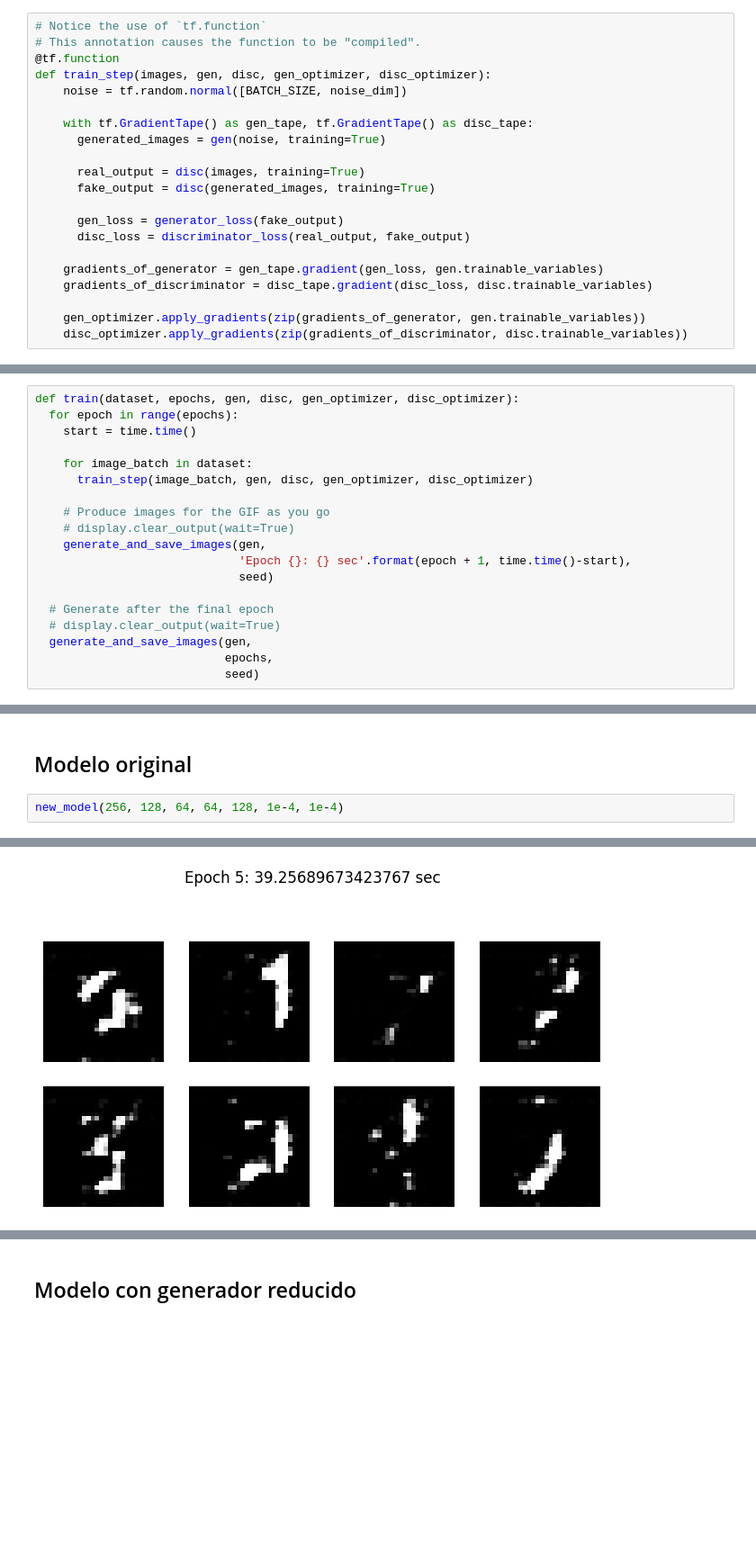
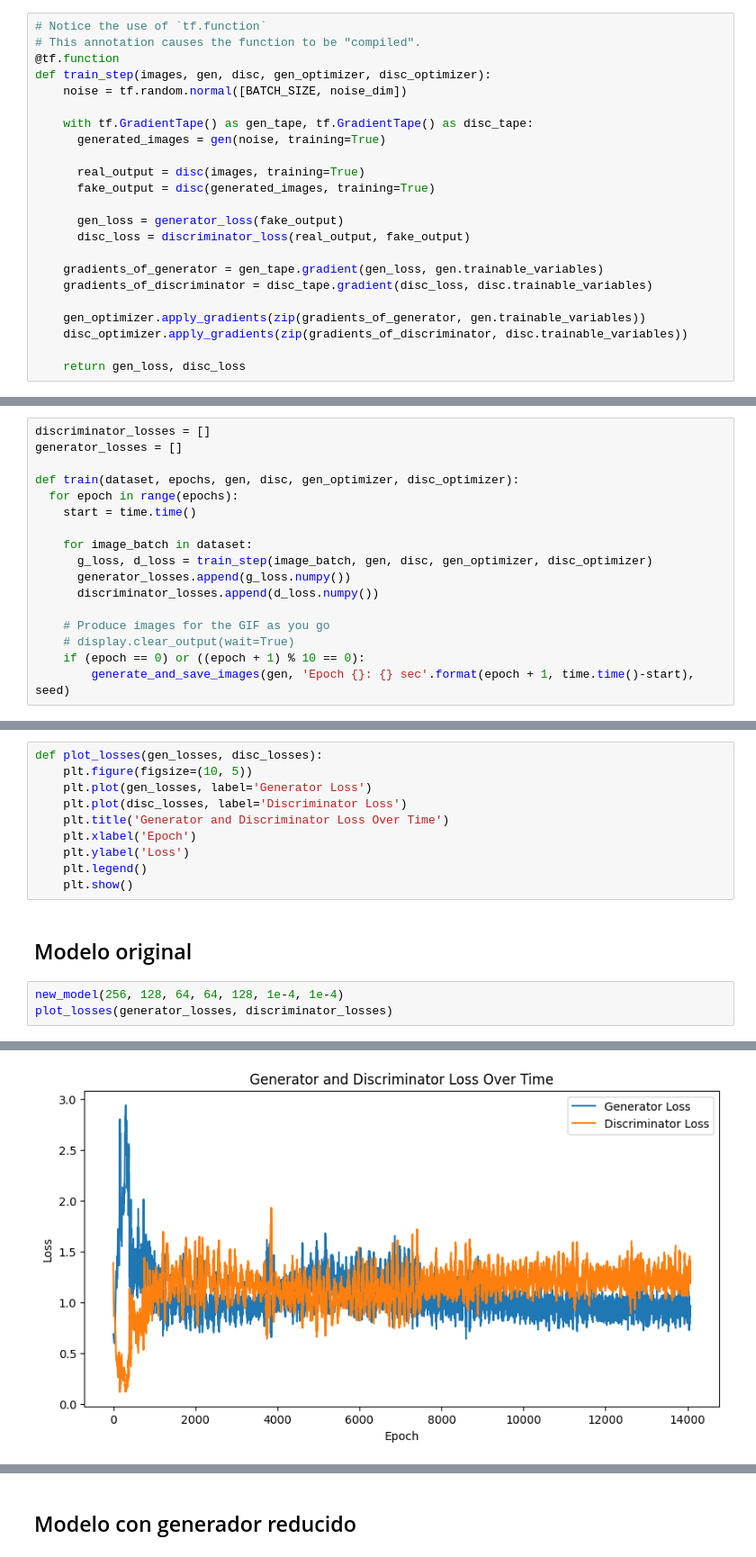
Before and after one commit to jichicoj/Labs_DL, a Jupyter notebook: Lab 6/gan.ipynb, the cells around one changed output, grey strips where cells are left out. Shown at 90% size. Saved outputs shown, nothing was run; the diff lists cells and outputs as text; blank space fills up the shorter version.

Commit message:
Added loss functions plots

```diff
--- a/Lab 6/gan.ipynb
+++ b/Lab 6/gan.ipynb
@@ -172,6 +172,8 @@ def train_step(images, gen, disc, gen_optimizer, disc_optimizer):
 
     gen_optimizer.apply_gradients(zip(gradients_of_generator, gen.trainable_variables))
     disc_optimizer.apply_gradients(zip(gradients_of_discriminator, disc.trainable_variables))
+
+    return gen_loss, disc_loss
 # %%
 def generate_and_save_images(model, title, test_input):
   # Notice `training` is set to False.
@@ -208,24 +210,22 @@ def generate_and_save_images(model, title, test_input):
 
 En resumen, esta función coordina el entrenamiento de la GAN durante múltiples épocas, mide el tiempo por cada una y genera imágenes en cada iteración para ver cómo mejora la calidad de las imágenes generadas.
 # %%
+discriminator_losses = []
+generator_losses = []
+
 def train(dataset, epochs, gen, disc, gen_optimizer, disc_optimizer):
   for epoch in range(epochs):
     start = time.time()
 
     for image_batch in dataset:
-      train_step(image_batch, gen, disc, gen_optimizer, disc_optimizer)
+      g_loss, d_loss = train_step(image_batch, gen, disc, gen_optimizer, disc_optimizer)
+      generator_losses.append(g_loss.numpy())
+      discriminator_losses.append(d_loss.numpy())
 
     # Produce images for the GIF as you go
     # display.clear_output(wait=True)
-    generate_and_save_images(gen,
-                             'Epoch {}: {} sec'.format(epoch + 1, time.time()-start),
-                             seed)
-
-  # Generate after the final epoch
-  # display.clear_output(wait=True)
-  generate_and_save_images(gen,
-                           epochs,
-                           seed)
+    if (epoch == 0) or ((epoch + 1) % 10 == 0):
+        generate_and_save_images(gen, 'Epoch {}: {} sec'.format(epoch + 1, time.time()-start), seed)
 # %%
 def new_model(g_1: int, g_2: int, g_3: int, d_1: int, d_2: int, gen_lr: float, disc_lr: float):
     tf.keras.backend.clear_session()
@@ -236,9 +236,20 @@ def new_model(g_1: int, g_2: int, g_3: int, d_1: int, d_2: int, gen_lr: float, d
     disc_optimizer = tf.keras.optimizers.Adam(disc_lr)
 
     train(train_dataset, EPOCHS, gen, disc, gen_optimizer, disc_optimizer)
+# %%
+def plot_losses(gen_losses, disc_losses):
+    plt.figure(figsize=(10, 5))
+    plt.plot(gen_losses, label='Generator Loss')
+    plt.plot(disc_losses, label='Discriminator Loss')
+    plt.title('Generator and Discriminator Loss Over Time')
+    plt.xlabel('Epoch')
+    plt.ylabel('Loss')
+    plt.legend()
+    plt.show()
 # %% [markdown]
 ## Modelo original
 # %%
 new_model(256, 128, 64, 64, 128, 1e-4, 1e-4)
+plot_losses(generator_losses, discriminator_losses)
 # %% [output]
 WARNING:tensorflow:From C:\Users\PC\PycharmProjects\Labs_DL\.venv\Lib\site-packages\keras\src\backend\common\global_state.py:82: The name tf.reset_default_graph is deprecated. Please use tf.compat.v1. ...
@@ -249 +260 @@ WARNING:tensorflow:From C:\Users\PC\PycharmProjects\Labs_DL\.venv\Lib\site-packa
-[figure, old version]
+[figure, new version]
```
Also changed, not shown: parts of 7 cells of this notebook.
